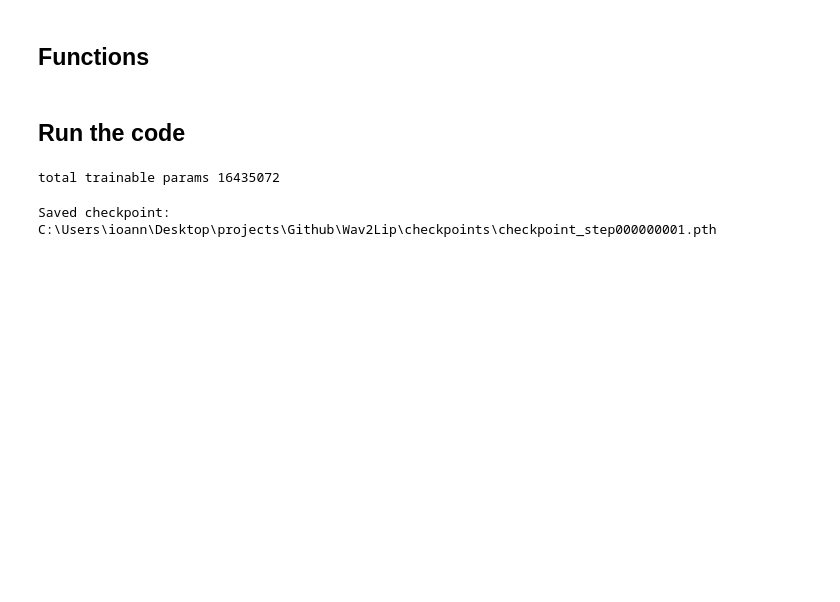
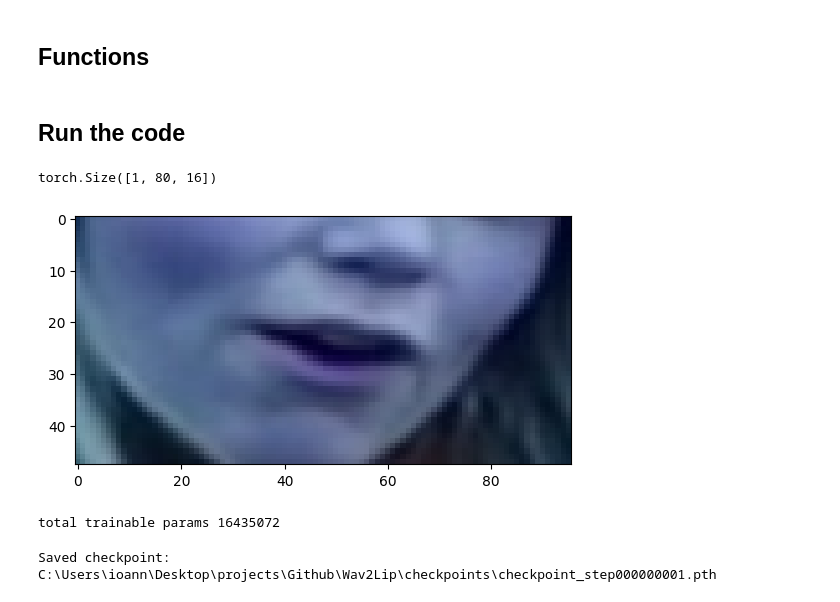
Before and after one commit to IoannisDem/Wav2Lip, a Jupyter notebook: color_syncnet_train_test.ipynb, the cells around one changed output. Drawn from its saved outputs; the diff is of its cells as text; code cells hidden in the pictures; blank space fills up the shorter version.

```diff
--- a/color_syncnet_train_test.ipynb
+++ b/color_syncnet_train_test.ipynb
@@ -282,6 +285,17 @@ train_data_loader = data_utils.DataLoader(
 test_data_loader = data_utils.DataLoader(
     test_dataset, batch_size=hp.syncnet_batch_size,
     num_workers=0)
+# %%
+x, mel, y = train_dataset.__getitem__(1)
+# %%
+mel.shape
+# %% [output]
+torch.Size([1, 80, 16])
+# %%
+plt.imshow(x[:3].detach().cpu().permute(1,2,0).numpy())
+plt.show()
+# %% [output]
+[figure, added]
 # %%
 device = torch.device("cuda" if use_cuda else "cpu")
 
```
Also changed, not shown: parts of 1 cell of this notebook.
